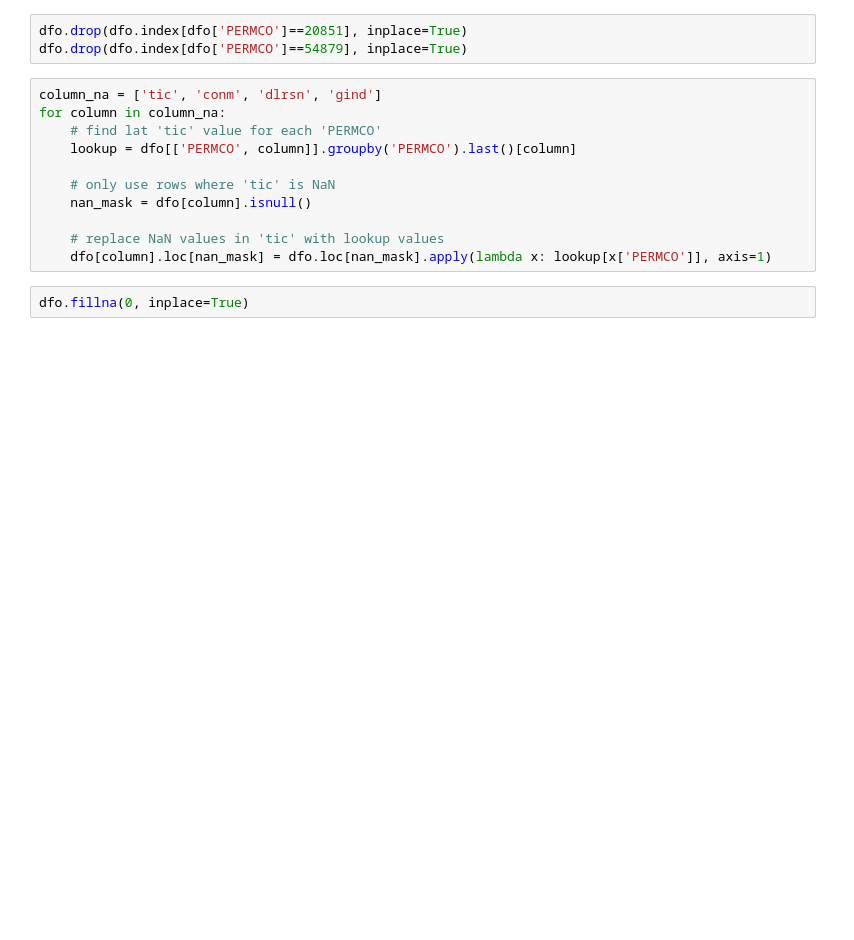
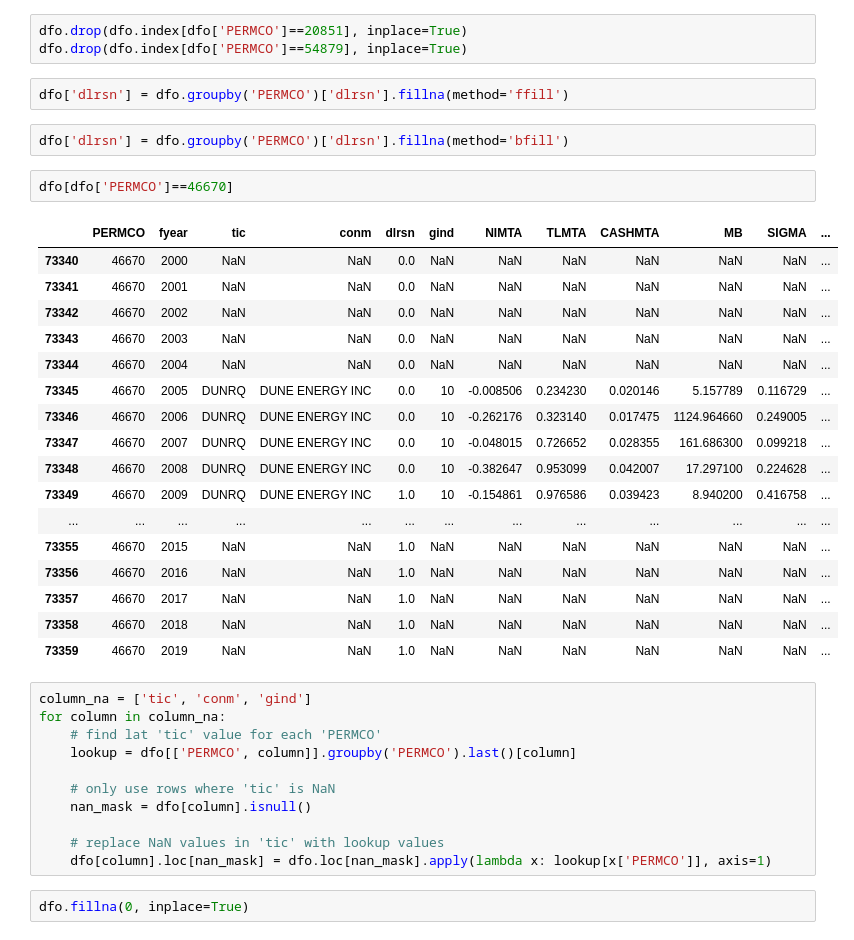
Before and after one commit to evamferreira/Thesis_Rep, a Jupyter notebook: Data/data_treat.ipynb, the cells around one changed output. Saved outputs shown, nothing was run; the diff lists cells and outputs as text; blank space fills up the shorter version.

```diff
--- a/Data/data_treat.ipynb
+++ b/Data/data_treat.ipynb
@@ -755,8 +755,32 @@ Name: gind, dtype: int64
 # %%
 dfo.drop(dfo.index[dfo['PERMCO']==20851], inplace=True)
 dfo.drop(dfo.index[dfo['PERMCO']==54879], inplace=True)
+# %%
+dfo['dlrsn'] = dfo.groupby('PERMCO')['dlrsn'].fillna(method='ffill')
+# %%
+dfo['dlrsn'] = dfo.groupby('PERMCO')['dlrsn'].fillna(method='bfill')
+# %%
+dfo[dfo['PERMCO']==46670]
+# %% [output]
+|  | PERMCO | fyear | tic | conm | dlrsn | gind | NIMTA | TLMTA | CASHMTA | MB | SIGMA | ... |
+| 73340 | 46670 | 2000 | NaN | NaN | 0.0 | NaN | NaN | NaN | NaN | NaN | NaN | ... |
+| 73341 | 46670 | 2001 | NaN | NaN | 0.0 | NaN | NaN | NaN | NaN | NaN | NaN | ... |
+| 73342 | 46670 | 2002 | NaN | NaN | 0.0 | NaN | NaN | NaN | NaN | NaN | NaN | ... |
+| 73343 | 46670 | 2003 | NaN | NaN | 0.0 | NaN | NaN | NaN | NaN | NaN | NaN | ... |
+| 73344 | 46670 | 2004 | NaN | NaN | 0.0 | NaN | NaN | NaN | NaN | NaN | NaN | ... |
+| 73345 | 46670 | 2005 | DUNRQ | DUNE ENERGY INC | 0.0 | 10 | -0.008506 | 0.234230 | 0.020146 | 5.157789 | 0.116729 | ... |
+| 73346 | 46670 | 2006 | DUNRQ | DUNE ENERGY INC | 0.0 | 10 | -0.262176 | 0.323140 | 0.017475 | 1124.964660 | 0.249005 | ... |
+| 73347 | 46670 | 2007 | DUNRQ | DUNE ENERGY INC | 0.0 | 10 | -0.048015 | 0.726652 | 0.028355 | 161.686300 | 0.099218 | ... |
+| 73348 | 46670 | 2008 | DUNRQ | DUNE ENERGY INC | 0.0 | 10 | -0.382647 | 0.953099 | 0.042007 | 17.297100 | 0.224628 | ... |
+| 73349 | 46670 | 2009 | DUNRQ | DUNE ENERGY INC | 1.0 | 10 | -0.154861 | 0.976586 | 0.039423 | 8.940200 | 0.416758 | ... |
+| ... | ... | ... | ... | ... | ... | ... | ... | ... | ... | ... | ... | ... |
+| 73355 | 46670 | 2015 | NaN | NaN | 1.0 | NaN | NaN | NaN | NaN | NaN | NaN | ... |
+| 73356 | 46670 | 2016 | NaN | NaN | 1.0 | NaN | NaN | NaN | NaN | NaN | NaN | ... |
+| 73357 | 46670 | 2017 | NaN | NaN | 1.0 | NaN | NaN | NaN | NaN | NaN | NaN | ... |
+| 73358 | 46670 | 2018 | NaN | NaN | 1.0 | NaN | NaN | NaN | NaN | NaN | NaN | ... |
+| 73359 | 46670 | 2019 | NaN | NaN | 1.0 | NaN | NaN | NaN | NaN | NaN | NaN | ... |
 # %%
-column_na = ['tic', 'conm', 'dlrsn', 'gind']
+column_na = ['tic', 'conm', 'gind']
 for column in column_na:
     # find lat 'tic' value for each 'PERMCO'
     lookup = dfo[['PERMCO', column]].groupby('PERMCO').last()[column]
```
Also changed, not shown: parts of 13 cells of this notebook, 13 other files.
